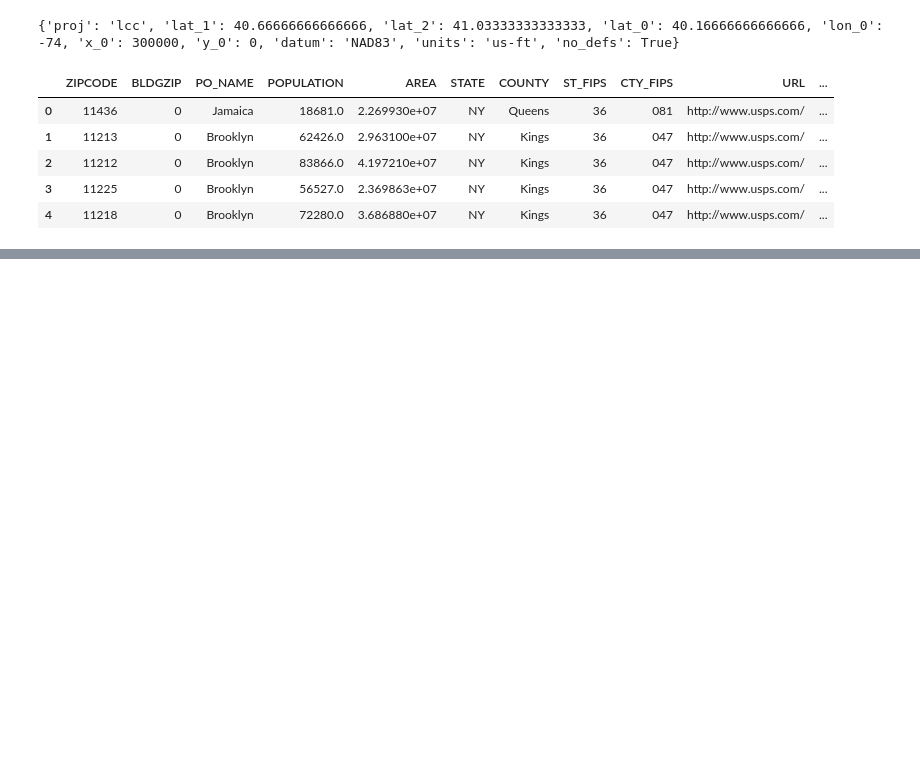
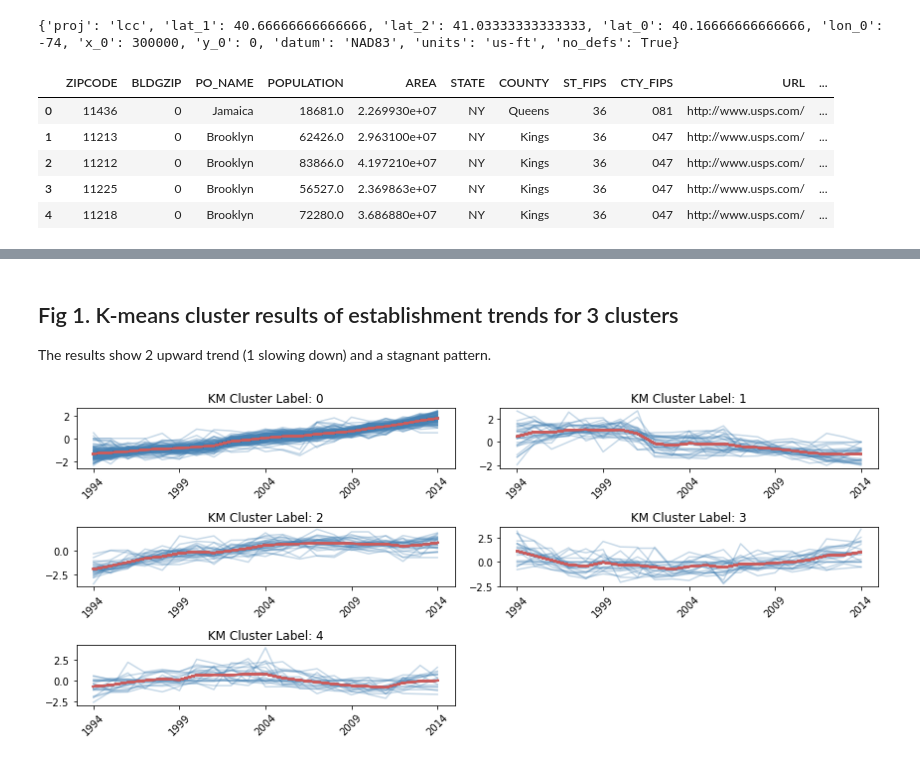
Before and after one commit to ywnch/PUI2017_ywc249, a Jupyter notebook: HW11_ywc249/HW11-1.ipynb, the cells around one changed output, grey strips where cells are left out. Saved outputs shown, nothing was run; the diff lists cells and outputs as text; code cells hidden in the pictures; blank space fills up the shorter version.

```diff
--- a/HW11_ywc249/HW11-1.ipynb
+++ b/HW11_ywc249/HW11-1.ipynb
@@ -235,0 +238,8 @@ Image.open("dandrogram.png")
+# %% [markdown]
+## Fig 1. K-means cluster results of establishment trends for 3 clusters
+The results show 2 upward trend (1 slowing down) and a stagnant pattern.
+# %%
+# 5 clusters
+plotKM(5, df)
+# %% [output]
+[figure, added]
```
Also changed, not shown: parts of 64 cells of this notebook, 1 other file.
